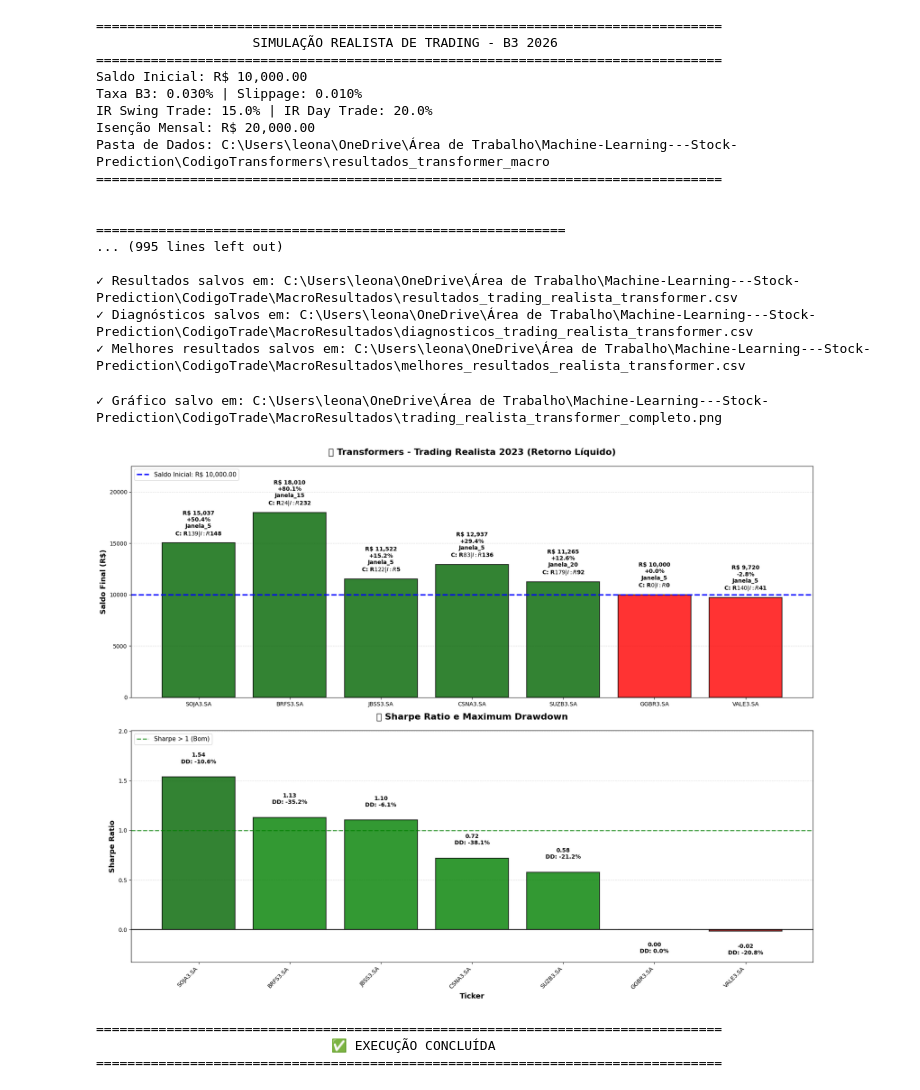
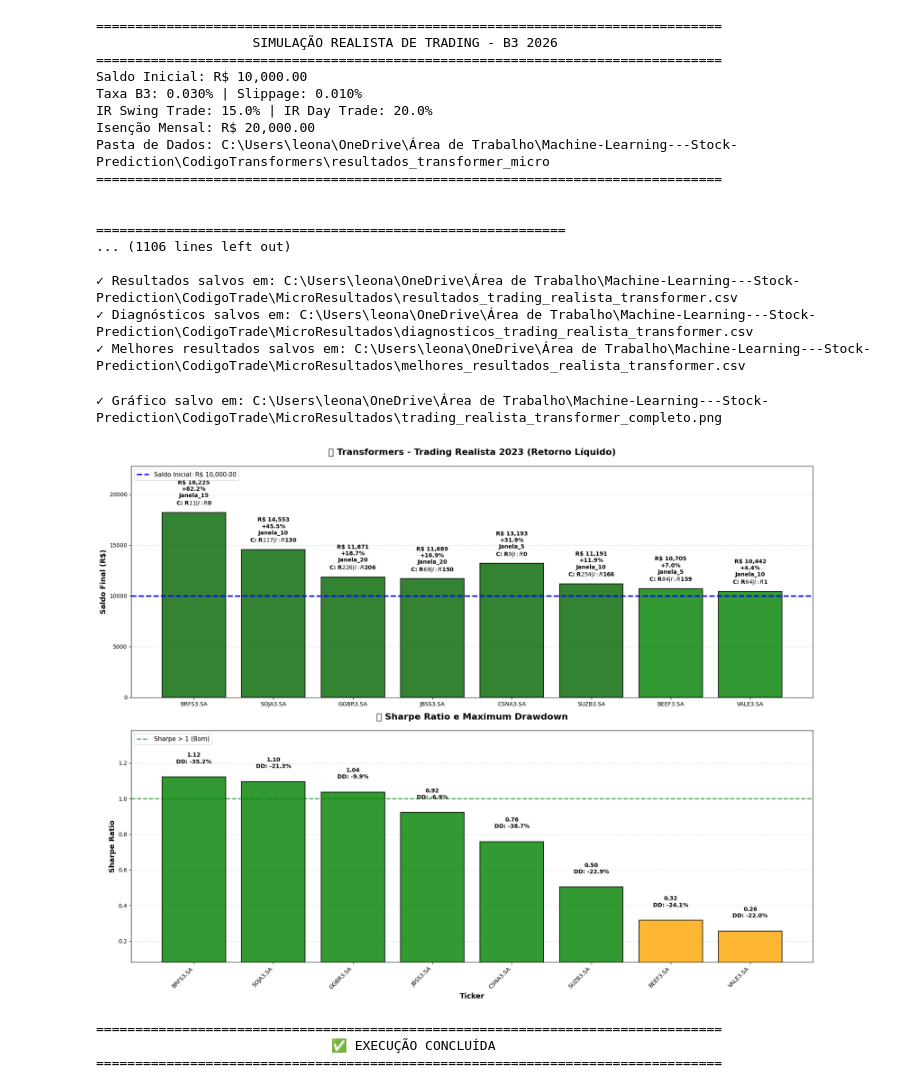
Before and after one commit to LeonardoRodriSilva/Machine-Learning---Stock-Prediction, a Jupyter notebook: CodigoTrade/TransformersMacroMicroV2.ipynb, the cells around one changed output. Saved outputs shown, nothing was run; the diff lists cells and outputs as text; code cells hidden in the pictures.

Commit message:
micro resultados

```diff
--- a/CodigoTrade/TransformersMacroMicroV2.ipynb
+++ b/CodigoTrade/TransformersMacroMicroV2.ipynb
@@ -15,10 +15,10 @@ IR_DAY_TRADE = 0.20                   # 20%
 ISENCAO_VENDA_MENSAL = 20000          # R$ 20k
 
 # Diretório FLAT onde estão os arquivos de previsões (ALTERADO)
-input_dir = r"C:\Users\leona\OneDrive\Área de Trabalho\Machine-Learning---Stock-Prediction\CodigoTransformers\resultados_transformer_macro"
+input_dir = r"C:\Users\leona\OneDrive\Área de Trabalho\Machine-Learning---Stock-Prediction\CodigoTransformers\resultados_transformer_micro"
 
 # Diretório onde os resultados serão salvos
-output_dir = r"C:\Users\leona\OneDrive\Área de Trabalho\Machine-Learning---Stock-Prediction\CodigoTrade\MacroResultados"
+output_dir = r"C:\Users\leona\OneDrive\Área de Trabalho\Machine-Learning---Stock-Prediction\CodigoTrade\MicroResultados"
 os.makedirs(output_dir, exist_ok=True)
 
 transactions_dir = os.path.join(output_dir, "Transacoes")
@@ -508,40 +508,40 @@ if melhores_resultados:
     ax2.set_xlabel('Ticker', fontsize=13, fontweight='bold')
     ax2.set_ylabel('Sharpe Ratio', fontsize=13, fontweight='bold')
     ax2.legend(fontsize=11, loc='upper left')
     ax2.grid(axis='y', alpha=0.4, linestyle='--')
     ax2.set_axisbelow(True)
 
     plt.xticks(rotation=45, ha='right')
     plt.tight_layout()
 
     grafico_filepath = os.path.join(output_dir, "trading_realista_transformer_completo.png")
     plt.savefig(grafico_filepath, dpi=300, bbox_inches='tight')
     print(f"✓ Gráfico salvo em: {grafico_filepath}")
     plt.show()
 
 print("\n" + "="*80)
 print(" "*30 + "✅ EXECUÇÃO CONCLUÍDA")
 print("="*80)
 # %% [output]
 ================================================================================
                     SIMULAÇÃO REALISTA DE TRADING - B3 2026
 ================================================================================
 Saldo Inicial: R$ 10,000.00
 Taxa B3: 0.030% | Slippage: 0.010%
 IR Swing Trade: 15.0% | IR Day Trade: 20.0%
 Isenção Mensal: R$ 20,000.00
-Pasta de Dados: C:\Users\leona\OneDrive\Área de Trabalho\Machine-Learning---Stock-Prediction\CodigoTransformers\resultados_transformer_macro
+Pasta de Dados: C:\Users\leona\OneDrive\Área de Trabalho\Machine-Learning---Stock-Prediction\CodigoTransformers\resultados_transformer_micro
 ================================================================================
 
 
 ============================================================
-... (995 lines left out)
+... (1106 lines left out)
 
-✓ Resultados salvos em: C:\Users\leona\OneDrive\Área de Trabalho\Machine-Learning---Stock-Prediction\CodigoTrade\MacroResultados\resultados_trading_realista_transformer.csv
-✓ Diagnósticos salvos em: C:\Users\leona\OneDrive\Área de Trabalho\Machine-Learning---Stock-Prediction\CodigoTrade\MacroResultados\diagnosticos_trading_realista_transformer.csv
-✓ Melhores resultados salvos em: C:\Users\leona\OneDrive\Área de Trabalho\Machine-Learning---Stock-Prediction\CodigoTrade\MacroResultados\melhores_resultados_realista_transformer.csv
+✓ Resultados salvos em: C:\Users\leona\OneDrive\Área de Trabalho\Machine-Learning---Stock-Prediction\CodigoTrade\MicroResultados\resultados_trading_realista_transformer.csv
+✓ Diagnósticos salvos em: C:\Users\leona\OneDrive\Área de Trabalho\Machine-Learning---Stock-Prediction\CodigoTrade\MicroResultados\diagnosticos_trading_realista_transformer.csv
+✓ Melhores resultados salvos em: C:\Users\leona\OneDrive\Área de Trabalho\Machine-Learning---Stock-Prediction\CodigoTrade\MicroResultados\melhores_resultados_realista_transformer.csv
-✓ Gráfico salvo em: C:\Users\leona\OneDrive\Área de Trabalho\Machine-Learning---Stock-Prediction\CodigoTrade\MacroResultados\trading_realista_transformer_completo.png
+✓ Gráfico salvo em: C:\Users\leona\OneDrive\Área de Trabalho\Machine-Learning---Stock-Prediction\CodigoTrade\MicroResultados\trading_realista_transformer_completo.png
-[figure, old version]
+[figure, new version]
 ================================================================================
                               ✅ EXECUÇÃO CONCLUÍDA
 ================================================================================
```
Also changed, not shown: 33 other files.
